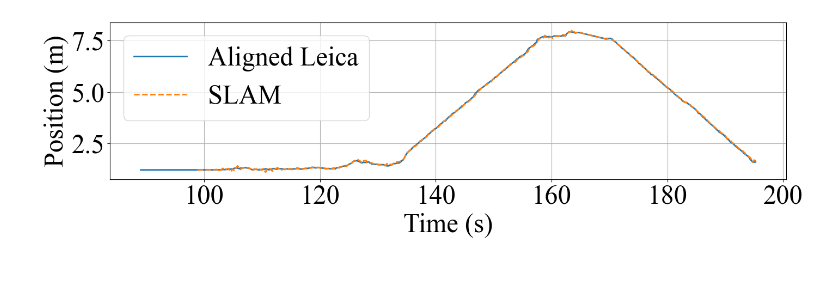
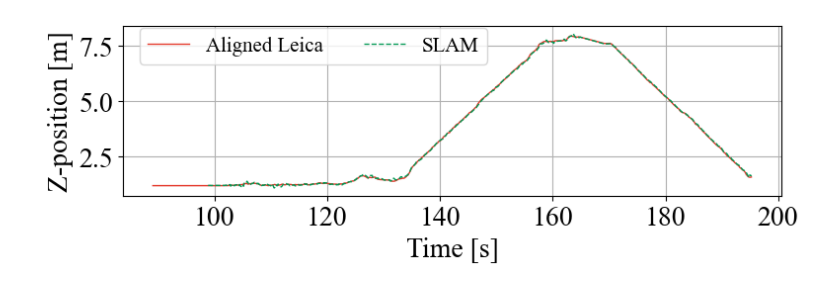
Before and after one commit to fusionportable/fusionportable_dataset_tools, a Jupyter notebook: tools/ms60_pipeline/paper_plot/alignment_aligned.ipynb, the cells around one changed output. Drawn from its saved outputs; the diff is of its cells as text; code cells hidden in the pictures.

```diff
--- a/tools/ms60_pipeline/paper_plot/alignment_aligned.ipynb
+++ b/tools/ms60_pipeline/paper_plot/alignment_aligned.ipynb
@@ -1,8 +1,13 @@
 # %%
+import os, sys
 import subprocess
 import matplotlib.pyplot as plt
 import numpy as np
 import re
+
+FOLDER_PATH = os.path.abspath("")
+sys.path.append(os.path.join(FOLDER_PATH, '../..'))
+from acquire_color_list import color_list
 
 # Load and parse pose data from files
 def load_pose_sequence(file_path):
@@ -27,35 +32,34 @@ def load_pose_sequence(file_path):
     timestamps -= 1.685076e9
     # timestamps = timestamps[timestamps <= 200]
 
-   #timestamps -= timestamps[0]
-
+    #timestamps -= timestamps[0]
     return timestamps, np.array(x_positions), np.array(y_positions), np.array(z_positions)
 
-
-
 # Load pose sequences
-ts1, x1, y1, z1 = load_pose_sequence('./handheld_escalator00_resampled_aligned.txt')
-ts2, x2, y2, z2 = load_pose_sequence('./handheld_escalator00_fastlio2_aligned.txt')
+ts1, x1, y1, z1 = load_pose_sequence(os.path.join(FOLDER_PATH, 'handheld_escalator00_resampled_aligned.txt'))
+ts2, x2, y2, z2 = load_pose_sequence(os.path.join(FOLDER_PATH, 'handheld_escalator00_fastlio2_aligned.txt'))
 # %%
 def plot_z_trajectory(ts1, z1, ts2, z2):
     # Set the font to Times New Roman
     plt.rcParams['font.family'] = 'Times New Roman'
-    plt.rcParams['font.serif'] = 'Times New Roman'
-    plt.rcParams['font.size'] = 35
+    plt.rcParams['font.weight'] = 'normal'
+    plt.rcParams['axes.labelweight'] = 'normal'
+    plt.rcParams['axes.titleweight'] = 'normal'
 
-    plt.figure(figsize=(15, 5))  # Set the size of the figure
-    plt.plot(ts1, z1, label='Aligned Leica', linewidth=2)  # Plot the Z trajectory of the first sequence
-    plt.plot(ts2, z2, label='SLAM', linestyle='--', linewidth=2)  # Plot the Z trajectory of the second sequence
+    plt.figure(figsize=(8, 3))  # Set the size of the figure
+    plt.plot(ts1, z1, label='Aligned Leica', linewidth=1, color=color_list[0][:3])  # Plot the Z trajectory of the first sequence
+    plt.plot(ts2, z2, label='SLAM', linestyle='--', linewidth=1, color=color_list[1][:3])  # Plot the Z trajectory of the second sequence
 
     #plt.title('Z Axis Trajectory Comparison')  # Set the title of the figure
-    plt.xlabel('Time (s)')  # Set the label for the x-axis
-    plt.ylabel('Position (m)')  # Set the label for the y-axis
-    plt.legend(loc = 'upper left')  # Display the legend
+    plt.xlabel('Time [s]')  # Set the label for the x-axis
+    plt.ylabel('Z-position [m]')  # Set the label for the y-axis
+    plt.legend(loc='upper left', ncol=2, fontsize=15, bbox_to_anchor=(0.01, 1.05))  # Display the legend
     plt.grid(True)  # Display grid lines
     plt.tight_layout()  # Automatically adjust subplot parameters to give specified padding
+    plt.savefig(os.path.join(FOLDER_PATH, 'alignment_w_alignment.pdf'), dpi=400, format='pdf')
     plt.show()
 
 # Call the function to plot the graph
 plot_z_trajectory(ts1, z1, ts2, z2)
 # %% [output]
-[figure, old version]
+[figure, new version]
```
Also changed, not shown: 4 other files.
